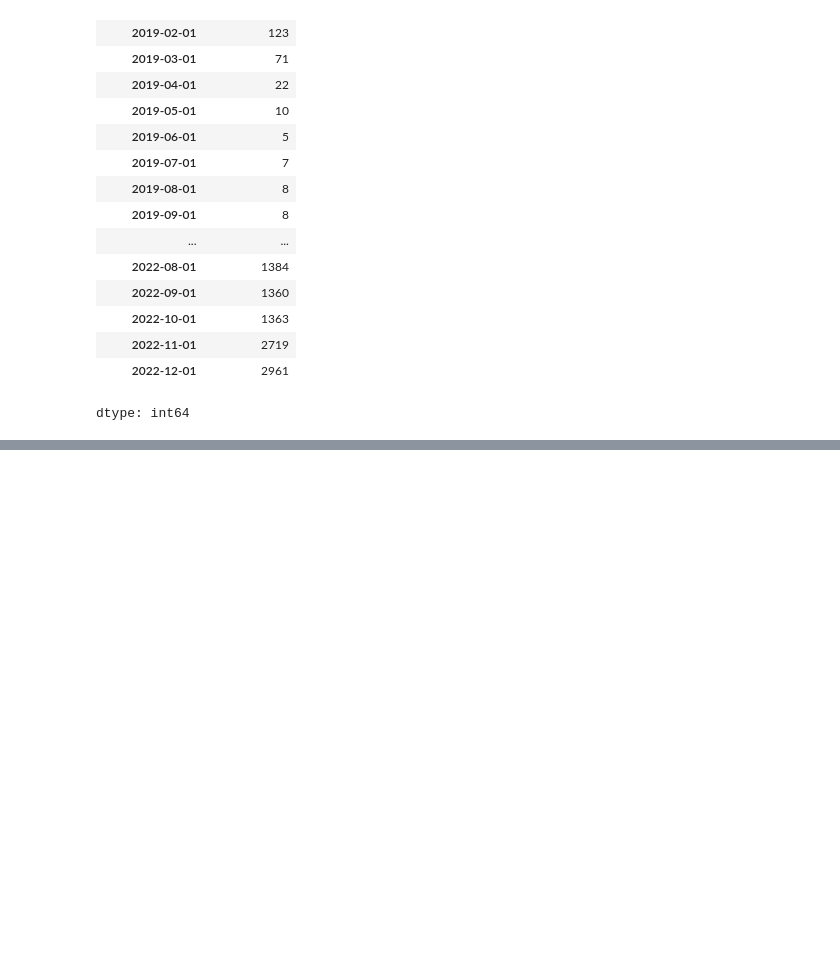
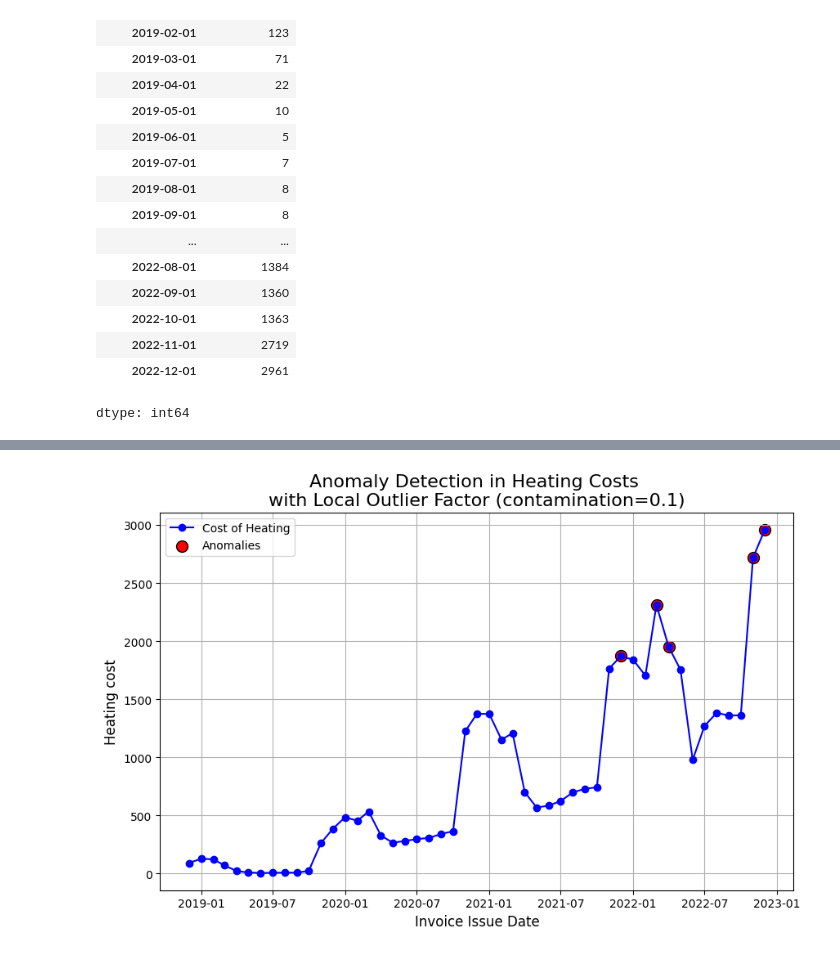
Before and after one commit to MKastek/time-series-notes, a Jupyter notebook: cost_of_heating_time_series.ipynb, the cells around one changed output, grey strips where cells are left out. Saved outputs shown, nothing was run; the diff lists cells and outputs as text; code cells hidden in the pictures; blank space fills up the shorter version.

```diff
--- a/cost_of_heating_time_series.ipynb
+++ b/cost_of_heating_time_series.ipynb
@@ -545,6 +545,5 @@ dtype: int64
 # %%
 from sklearn.neighbors import LocalOutlierFactor
 
-lof = LocalOutlierFactor(contamination=0.15, novelty=False)
-
-anomalies = lof.fit_predict(df['cost of heating'].values.reshape(-1, 1))
+lof = LocalOutlierFactor(contamination=0.1, novelty=False)
+predictate_lof =  lof.fit_predict(df['cost of heating'].values.reshape(-1, 1)) == -1
@@ -575,0 +560,4 @@ df[df['lof_anomalies']==True]
+# %%
+plot_anomalies(predictate_lof , 'Anomaly Detection in Heating Costs \nwith Local Outlier Factor (contamination=0.1)')
+# %% [output]
+[figure, added]
```
Also changed, not shown: parts of 7 cells of this notebook.
